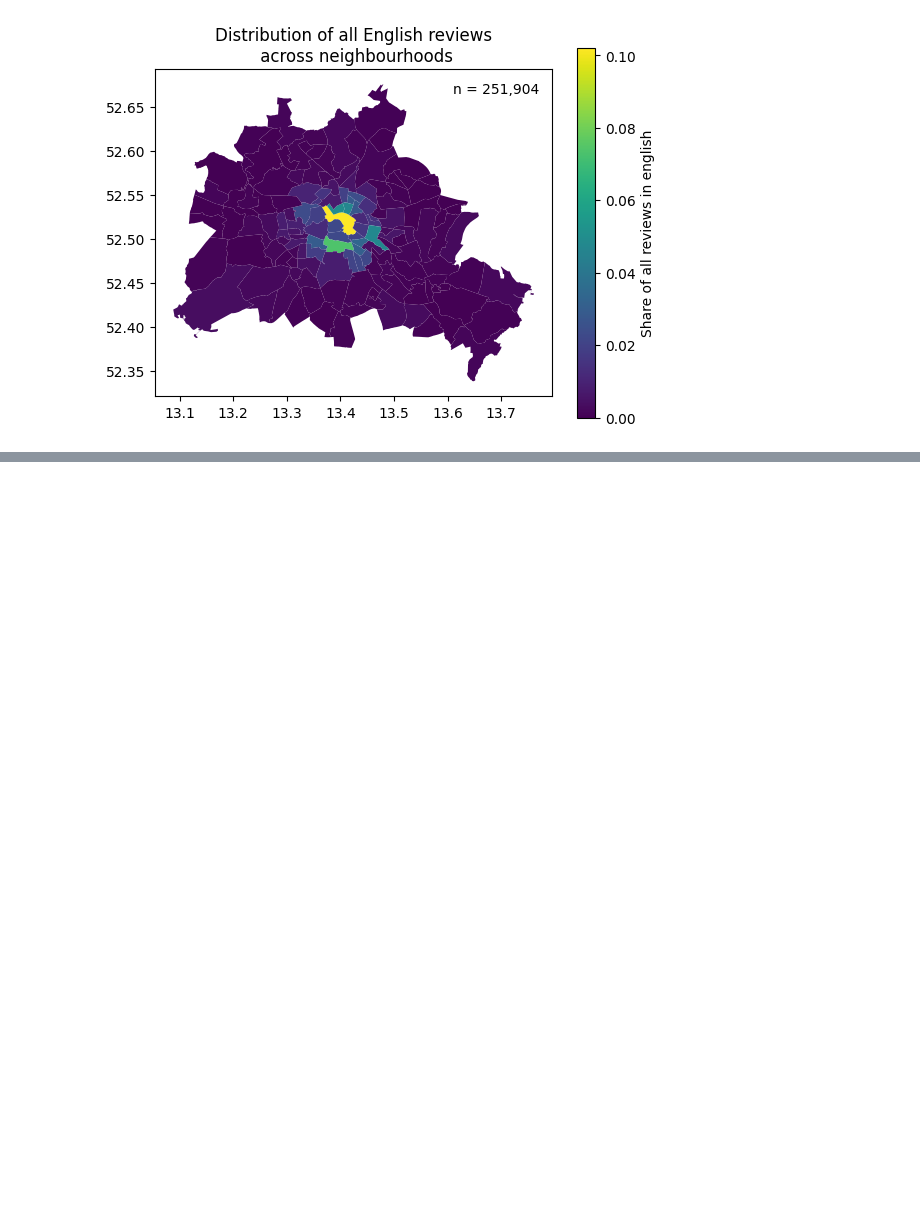
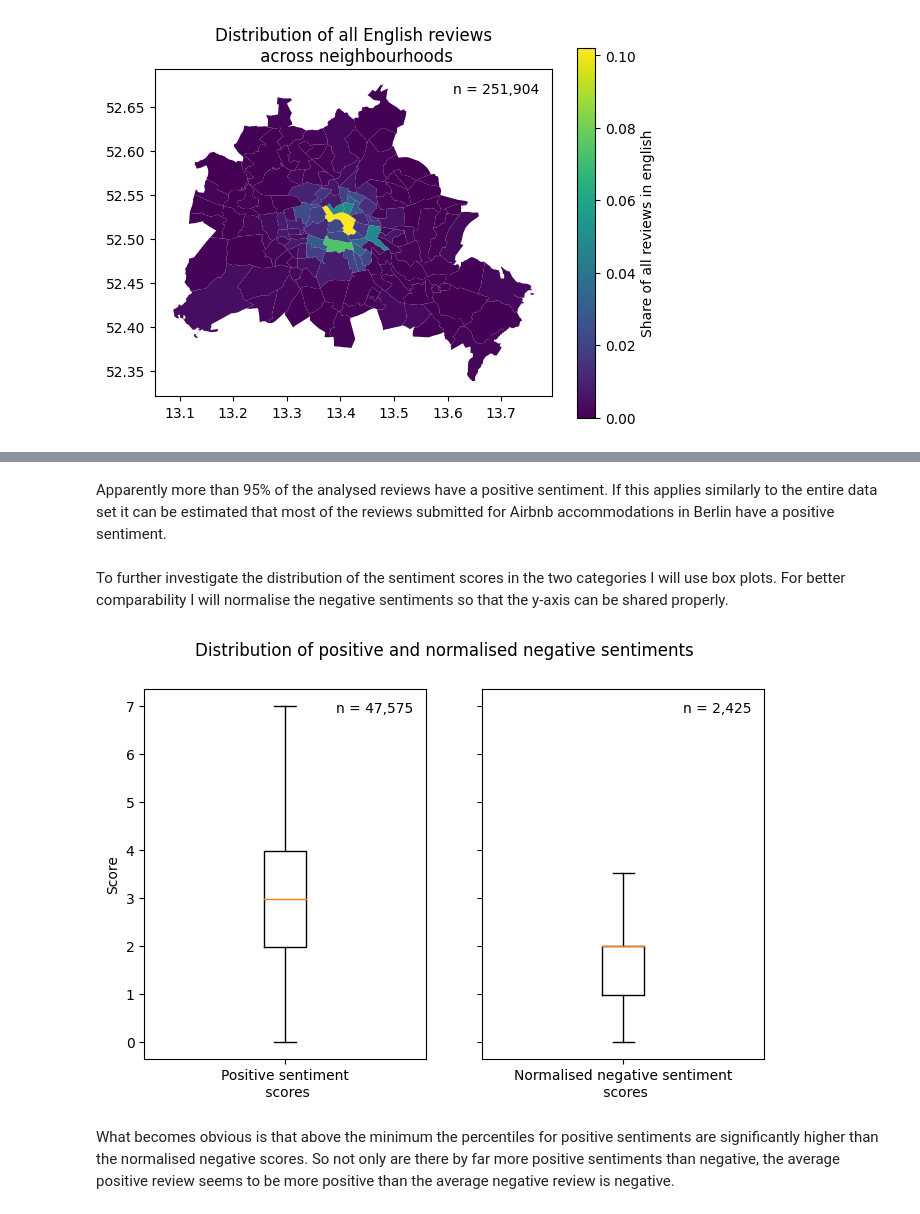
Before and after one commit to unibz-seis2022-transcripts/programming-for-data-science-project, a Jupyter notebook: Inside-Airbnb-Berlin.ipynb, the cells around one changed output, grey strips where cells are left out. Cells and saved outputs as stored; diff of their text form; code cells hidden in the pictures; blank space fills up the shorter version.

```diff
--- a/Inside-Airbnb-Berlin.ipynb
+++ b/Inside-Airbnb-Berlin.ipynb
@@ -760,0 +573,28 @@ plt.show()
+# %% [markdown]
+Apparently more than 95% of the analysed reviews have a positive sentiment. If this applies similarly to the entire data set it can be estimated that most of the reviews submitted for Airbnb accommodations in Berlin have a positive sentiment.
+# %% [markdown]
+To further investigate the distribution of the sentiment scores in the two categories I will use box plots. For better comparability I will normalise the negative sentiments so that the y-axis can be shared properly.
+# %%
+positive_reviews = reviews_sentiment_read[reviews_sentiment_read["sentiment_category"] == "positive"]["sentiment"]
+negative_reviews = reviews_sentiment_read[reviews_sentiment_read["sentiment_category"] == "negative"]["sentiment"]
+negative_reviews_normalised = negative_reviews * -1
+
+positive_legend_patch = mpatches.Patch(color='white', label='n = ' + f'{len(positive_reviews):,}')
+negative_legend_patch = mpatches.Patch(color="white", label='n = ' + f'{len(negative_reviews_normalised):,}')
+
+fig, axs = plt.subplots(nrows=1, ncols=2, sharey=True)
+
+axs[0].boxplot(positive_reviews, labels=["Positive sentiment\n scores"], showfliers=False)
+axs[0].legend(handles=[positive_legend_patch], frameon = False, loc="upper right")
+axs[0].set_ylabel('Score')
+axs[1].boxplot(negative_reviews_normalised, labels=["Normalised negative sentiment\n scores"], showfliers=False)
+axs[1].legend(handles=[negative_legend_patch], frameon = False)
+
+fig.suptitle("Distribution of positive and normalised negative sentiments")
+fig.set_figwidth(8)
+
+plt.show()
+# %% [output]
+[figure, added]
+# %% [markdown]
+What becomes obvious is that above the minimum the percentiles for positive sentiments are significantly higher than the normalised negative scores. So not only are there by far more positive sentiments than negative, the average positive review seems to be more positive than the average negative review is negative.
```
Also changed, not shown: parts of 137 cells of this notebook.
